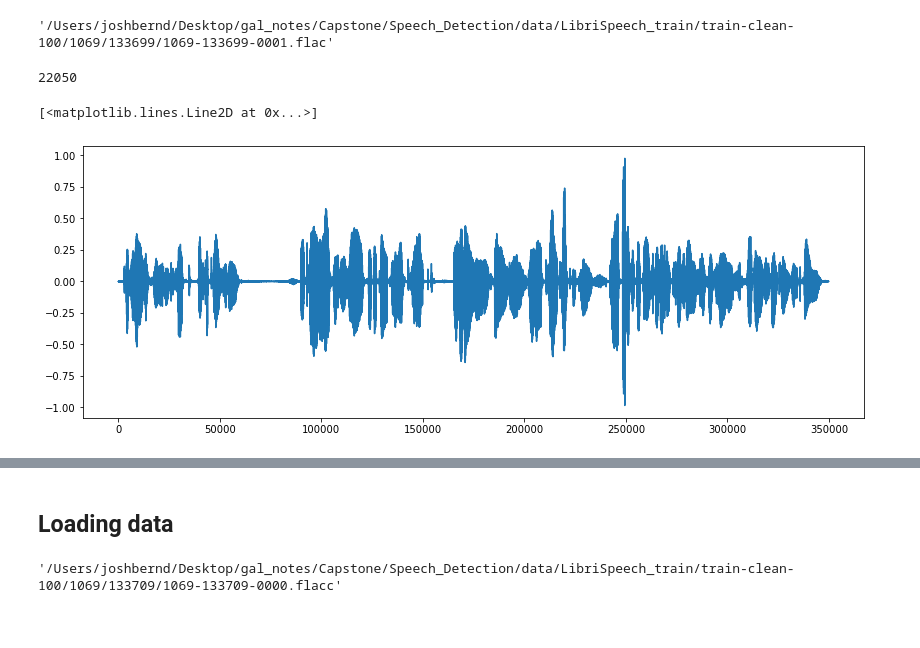
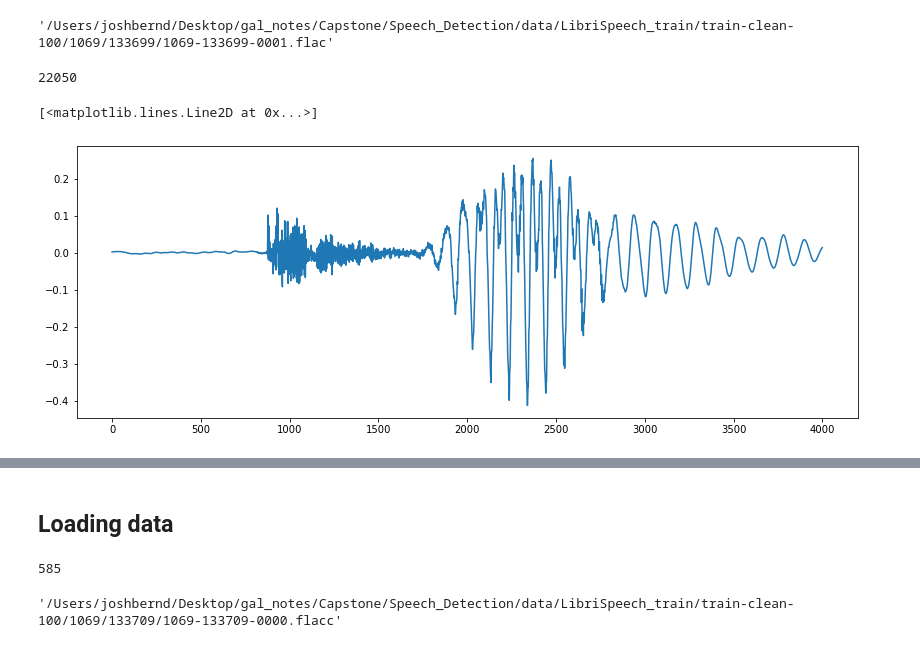
Before and after one commit to puga-42/Speech_Detection, a Jupyter notebook: EDA.ipynb, the cells around one changed output, grey strips where cells are left out. Cells and saved outputs as stored; diff of their text form; code cells hidden in the pictures.

```diff
--- a/EDA.ipynb
+++ b/EDA.ipynb
@@ -90,12 +90,12 @@ wav_file
 # %%
 wav, sr = librosa.load(wav_file, mono=True)
 print(sr)
 fig, ax = plt.subplots(figsize=(14,5))
-ax.plot(wav)
+ax.plot(wav[2000:6000])
 # %% [output]
 22050
 [<matplotlib.lines.Line2D at 0x...>]
-[figure, old version]
+[figure, new version]
 # %%
 ipd.Audio(data=wav,
           rate=sr)
@@ -154,6 +154,7 @@ def load_metadata_from_desc_file(file_path):
 #                     print('Error reading line #{}: {}'
 #                                 .format(line_num, json_line))
 # %%
+import eng_to_ipa as ipa
 def get_audio_and_text_data(base_path):
     text_files = glob.glob(base_path + "/**/*.txt", recursive = True)  # get list of all text files in dir
     audio_paths, durations, texts = [], [], []
@@ -168,13 +169,16 @@ def get_audio_and_text_data(base_path):
 
             text = [letter[17:-1] for letter in content]
 
+
             #append paths and texts
             audio_paths += idx
             texts += text
-
+    print(len(text_files))
     return audio_paths, texts
 
 a, b = get_audio_and_text_data('/Users/joshbernd/Desktop/gal_notes/Capstone/Speech_Detection/data/LibriSpeech_train/train-clean-100/')
+# %% [output]
+585
 # %%
 a[0]
 # %% [output]
```
Also changed, not shown: 2 other files.
